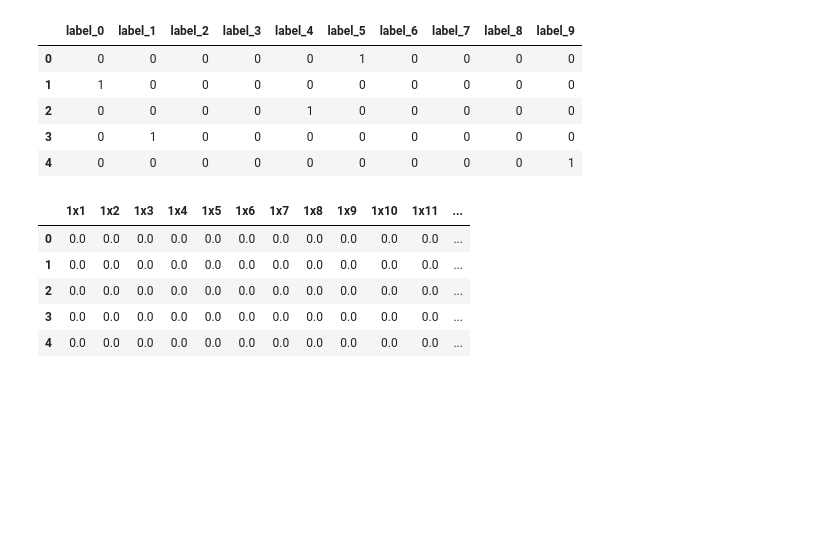
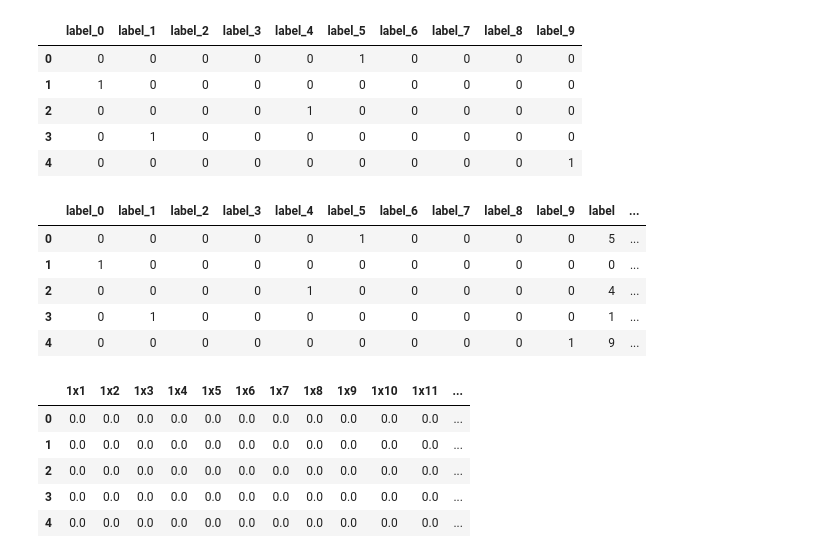
Before and after one commit to Potamitisn/DDCurve_MB, a Jupyter notebook: forest.ipynb, the cells around one changed output. Cells and saved outputs as stored; diff of their text form; code cells hidden in the pictures; blank space fills up the shorter version.

```diff
--- a/forest.ipynb
+++ b/forest.ipynb
@@ -48,6 +46,14 @@ y.head()
 | 4 | 0 | 0 | 0 | 0 | 0 | 0 | 0 | 0 | 0 | 1 |
 # %%
 mnist = pd.concat([y, mnist], axis=1)
+display(mnist.head())
+# %% [output]
+|  | label_0 | label_1 | label_2 | label_3 | label_4 | label_5 | label_6 | label_7 | label_8 | label_9 | label | ... |
+| 0 | 0 | 0 | 0 | 0 | 0 | 1 | 0 | 0 | 0 | 0 | 5 | ... |
+| 1 | 1 | 0 | 0 | 0 | 0 | 0 | 0 | 0 | 0 | 0 | 0 | ... |
+| 2 | 0 | 0 | 0 | 0 | 1 | 0 | 0 | 0 | 0 | 0 | 4 | ... |
+| 3 | 0 | 1 | 0 | 0 | 0 | 0 | 0 | 0 | 0 | 0 | 1 | ... |
+| 4 | 0 | 0 | 0 | 0 | 0 | 0 | 0 | 0 | 0 | 1 | 9 | ... |
 # %%
 df_x=mnist.iloc[:,11:]/255
 df_y=mnist.iloc[:,:10]
```
Also changed, not shown: parts of 11 cells of this notebook.
